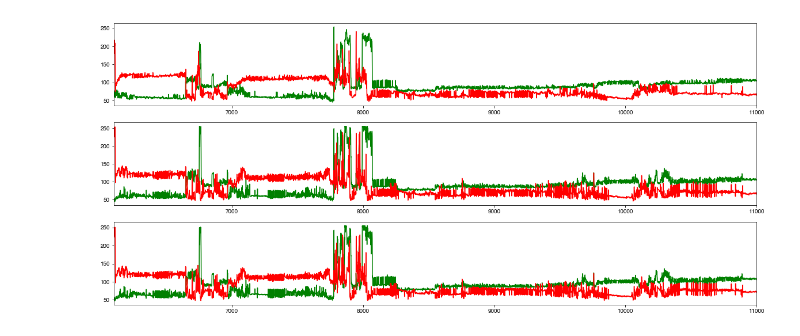
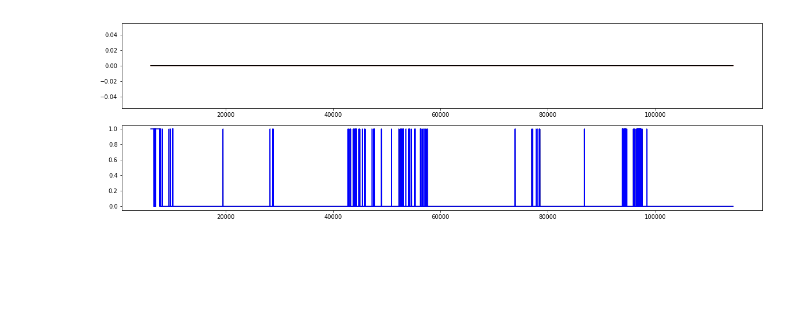
Before and after one commit to degoldschmidt/differential-2017, a Jupyter notebook: notebooks/check_for_mistracking.ipynb, the cells around one changed output. Saved outputs shown, nothing was run; the diff lists cells and outputs as text; code cells hidden in the pictures; blank space fills up the shorter version.

Commit message:
update new pixeldiff

```diff
--- a/notebooks/check_for_mistracking.ipynb
+++ b/notebooks/check_for_mistracking.ipynb
@@ -26,11 +26,2 @@ System 'MacBook-Pro-3_x86_64_degoldschmidt' found.
 Project 'DIFF' found.
 [pytrack_analysis.dataio]       Loading raw data folders and file structure...found 72 sessions...done.
-# %%
-raw_data.get_session(0)
-load_from_file = False
-### for each arena
-for i_arena, each_df in enumerate(raw_data.get_data()):
-    ### compute head and tail positions
-    each_df['head_x'], each_df['head_y'], each_df['tail_x'], each_df['tail_y'] = get_head_tail(each_df, x='body_x', y='body_y', angle='angle', major='major')
-if not load_from_file:
-    flips, headpxs, tailpxs = get_pixel_flip(raw_data.get_data(), hx='head_x', hy='head_y', tx='tail_x', ty='tail_y', video=raw_data.video_file, start=raw_data.first_frame)
@@ -250,12 +225,14 @@ i_session = 0
 i_fly = 0
 raw_data = get_preprocessed_session(raw_data, i_session, i_fly)
 ### scale trajectories to mm
-##scale = 8.543
-##raw_data.set_scale('fix_scale', scale, unit='mm')
-##raw_data.flip_y()
+scale = 8.543
+raw_data.set_scale('fix_scale', scale, unit='mm')
+raw_data.flip_y()
 _fileH = "E:\\Dennis\\Google Drive\\PhD Project\\Experiments\\001-DifferentialDeprivation\\plots\\{:02d}_H.png".format(i_session)
 _fileT = "E:\\Dennis\\Google Drive\\PhD Project\\Experiments\\001-DifferentialDeprivation\\plots\\{:02d}_T.png".format(i_session)
 _fileB = "E:\\Dennis\\Google Drive\\PhD Project\\Experiments\\001-DifferentialDeprivation\\plots\\{:02d}_B.png".format(i_session)
+plot_traj(raw_data, scale, time=(raw_data.first_frame, raw_data.last_frame), only='tail')
+plot_traj(raw_data, scale, time=(raw_data.first_frame, raw_data.last_frame), only='head')
 #pdf_traj(raw_data, scale, time=(raw_data.first_frame, raw_data.last_frame), only='tail', title=_fileT)
 #pdf_traj(raw_data, scale, time=(raw_data.first_frame, raw_data.last_frame), only='head', title=_fileH)
 #pdf_traj(raw_data, scale, time=(raw_data.first_frame, raw_data.last_frame), only='head', title=_fileH)
@@ -273,16 +252,16 @@ _fileB = "E:\\Dennis\\Google Drive\\PhD Project\\Experiments\\001-DifferentialDe
 # %%
 %matplotlib inline
-f, ax = plt.subplots(3,figsize=(20,9))
+figs = 2
+f, ax = plt.subplots(figs,figsize=(20,3*figs))
 df = raw_data.get_data(0)
 
-ax[0].plot(df['tailpx'], 'g-')
-ax[0].plot(df['headpx'], 'r-')
-ax[1].plot(df['tailpx_bonsai'], 'g-')
-ax[1].plot(df['headpx_bonsai'], 'r-')
-ax[2].plot(df['tailpx_bonsai2'], 'g-')
-ax[2].plot(df['headpx_bonsai2'], 'r-')
-for eachax in ax:
-    eachax.set_xlim([6100, 11000])
+ax[0].plot(df['tailpx']-df['tailpx1'], 'g-')
+ax[0].plot(df['headpx']-df['headpx1'], 'r-')
+ax[0].plot(df['flip'].astype(int) - df['flip1'].astype(int), 'k-')
+ax[1].plot(df['flip'].astype(int), 'k-')
+ax[1].plot(df['flip1'].astype(int), 'b-')
+#for eachax in ax:
+#    eachax.set_xlim([6100, 11000])
 plt.show()
 # %% [output]
-[figure, old version]
+[figure, new version]
```
Also changed, not shown: parts of 7 cells of this notebook.
